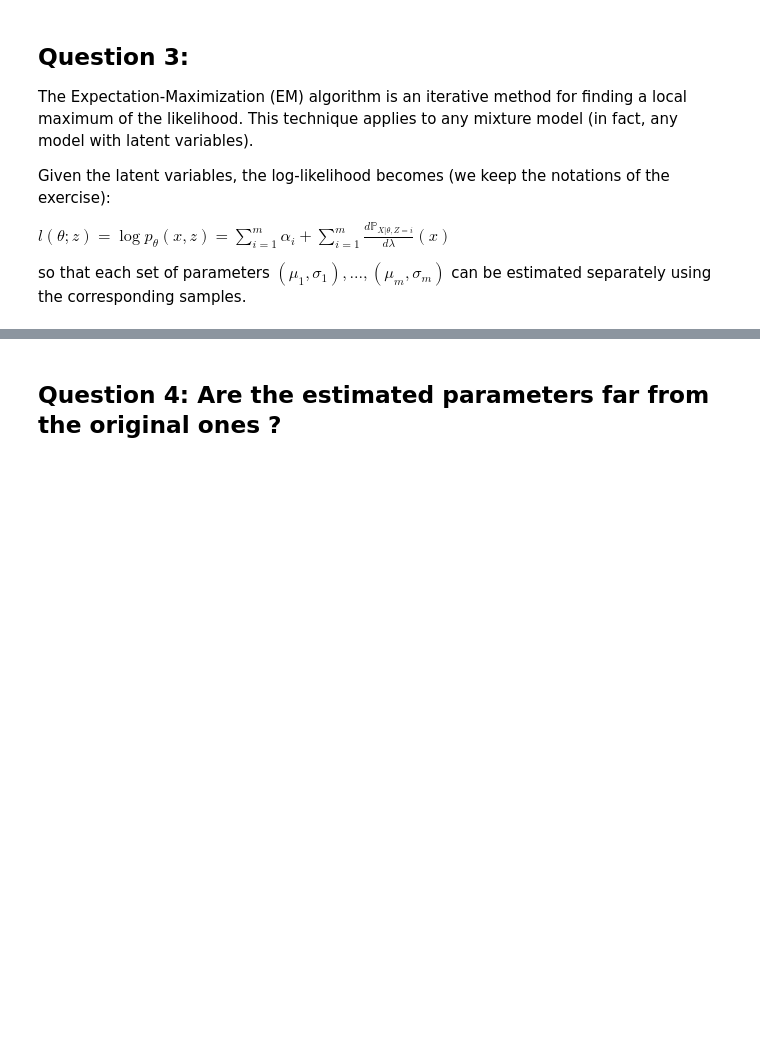
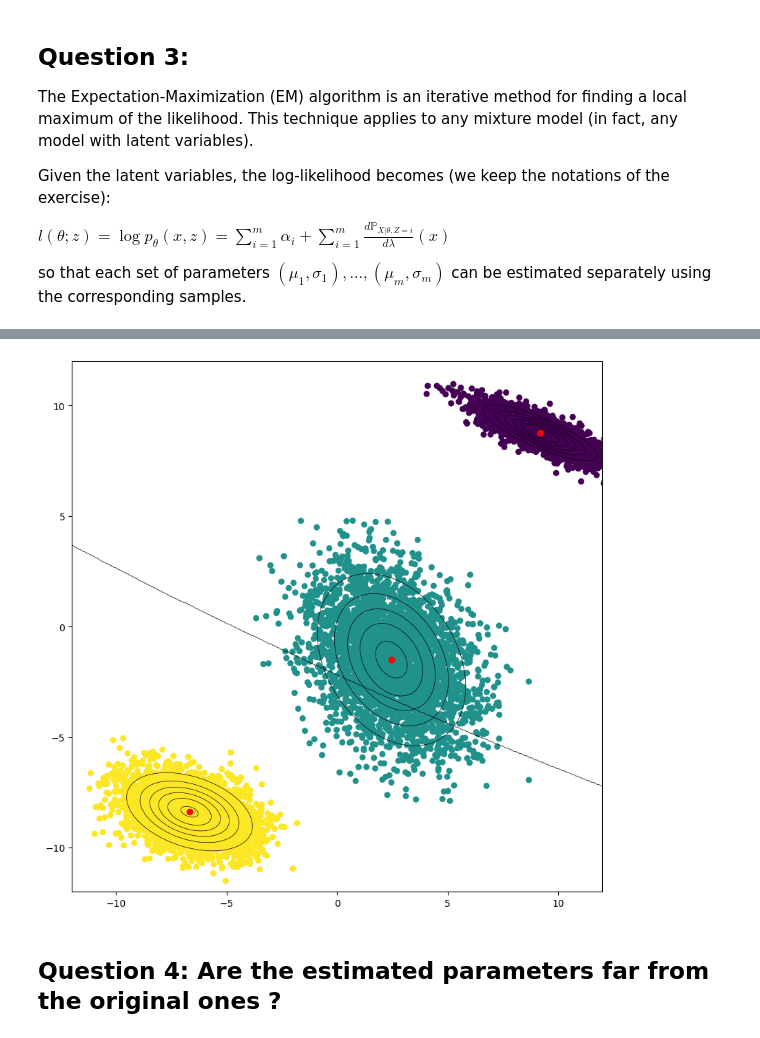
Before and after one commit to AugustinCablant/3A-class, a Jupyter notebook: Computational Statistics/TP2.ipynb, the cells around one changed output, grey strips where cells are left out. Cells and saved outputs as stored; diff of their text form; code cells hidden in the pictures; blank space fills up the shorter version.

```diff
--- a/Computational Statistics/TP2.ipynb
+++ b/Computational Statistics/TP2.ipynb
@@ -252,3 +371,7 @@ ValueError: x and y must have same first dimension, but have shapes (100,) and (
+# %%
+G.plot_clusters()
+# %% [output]
+[figure, added]
 # %% [markdown]
 ## Question 4: Are the estimated parameters far from the original ones ?
 # %%
```
Also changed, not shown: parts of 8 cells of this notebook.
